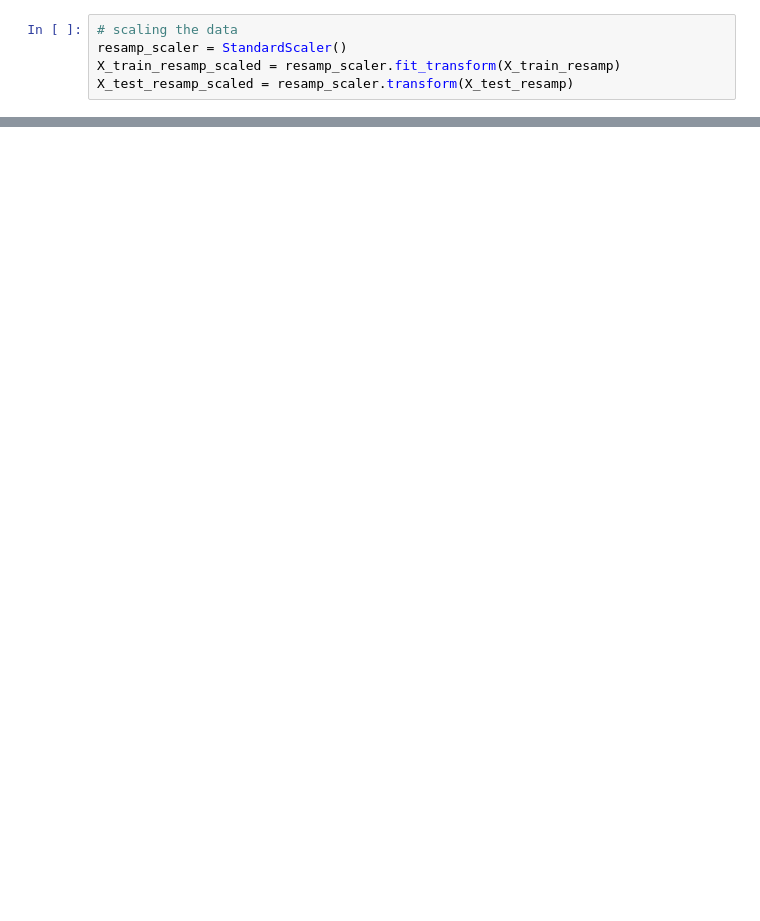
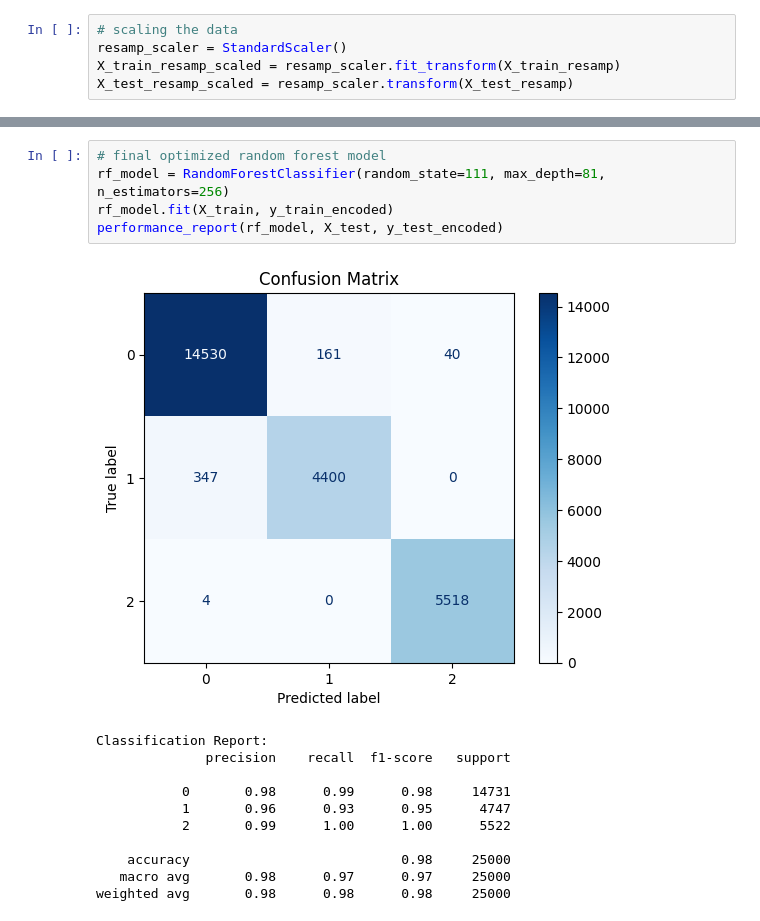
Before and after one commit to JustifiedTB/group-project-2, a Jupyter notebook: eda.ipynb, the cells around one changed output, grey strips where cells are left out. Saved outputs shown, nothing was run; the diff lists cells and outputs as text; blank space fills up the shorter version.

```diff
--- a/eda.ipynb
+++ b/eda.ipynb
@@ -456,0 +523,17 @@ weighted avg       0.97      0.97      0.97     14221
+# %%
+# final optimized random forest model
+rf_model = RandomForestClassifier(random_state=111, max_depth=81, n_estimators=256)
+rf_model.fit(X_train, y_train_encoded)
+performance_report(rf_model, X_test, y_test_encoded)
+# %% [output]
+[figure, added]
+Classification Report:
+              precision    recall  f1-score   support
+
+           0       0.98      0.99      0.98     14731
+           1       0.96      0.93      0.95      4747
+           2       0.99      1.00      1.00      5522
+
+    accuracy                           0.98     25000
+   macro avg       0.98      0.97      0.97     25000
+weighted avg       0.98      0.98      0.98     25000
```
Also changed, not shown: parts of 16 cells of this notebook.
